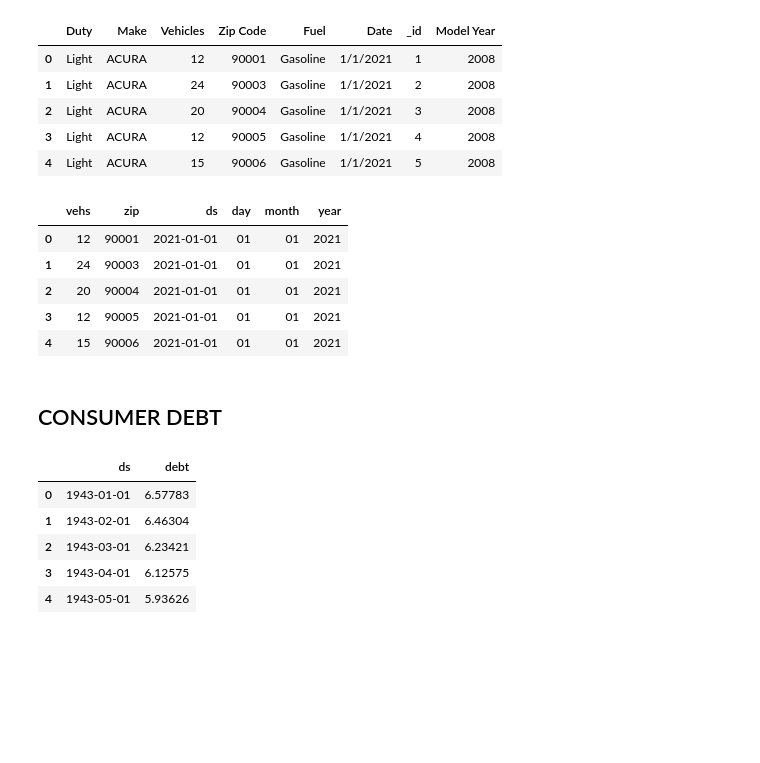
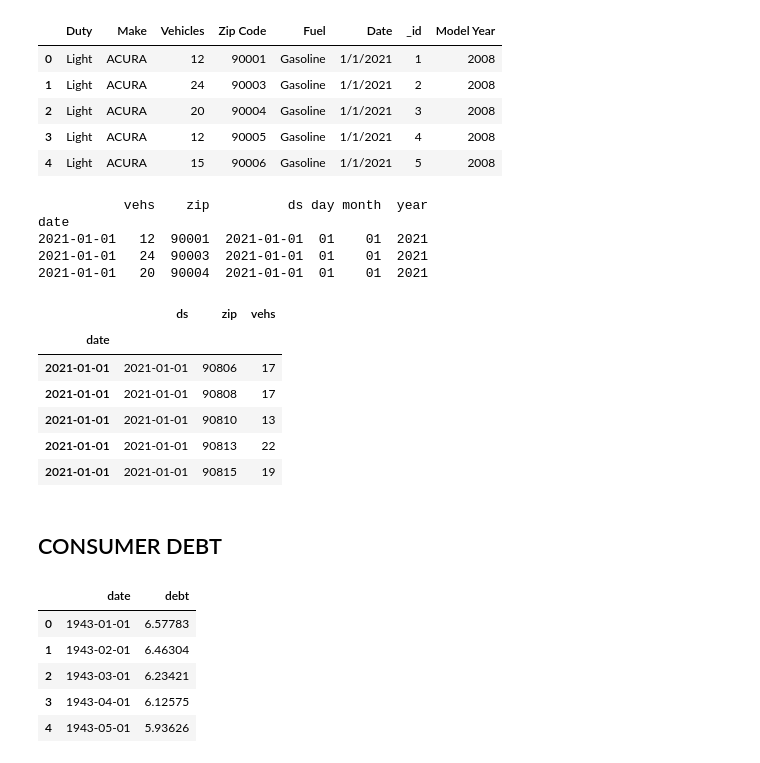
Before and after one commit to gigi-codes/capstone, a Jupyter notebook: code/01_API_pulls.ipynb, the cells around one changed output. Saved outputs shown, nothing was run; the diff lists cells and outputs as text; code cells hidden in the pictures; blank space fills up the shorter version.

```diff
--- a/code/01_API_pulls.ipynb
+++ b/code/01_API_pulls.ipynb
@@ -54,3 +53,11 @@ pd.options.display.max_rows = 100
+# %%
+def date_index(df):
+    # df.dropna(inplace=True)
+    df['ds'] = df['date']
+    df['date'] = pd.to_datetime(df['date'])
+    df = df.set_index('date')
+    print(df.head(3))
+    return(df)
 # %% [markdown]
 ## EIA DATA: Fuel Price History
 # %%
@@ -251,19 +299,27 @@ veh.rename(columns = new_col, inplace=True)
 # %%
 # add new cols from old date colum
 veh_date = veh['ds'].str.rpartition('/')
 
 veh['day'] = '01'
 veh['month'] = '01'
 veh['year'] = veh_date[2]
-#bart['month'] = bart['month'].apply(lambda x: '0' + str(x) if x < 10 else x )
+veh['date'] = veh['year'].astype(str) + '-01-01'
 
-veh['ds'] = veh['year'].astype(str) + '-01-01'
-veh.head()
+veh = date_index(veh)
+
+veh_out = veh[['ds','zip', 'vehs']]
+veh_out.tail()
 # %% [output]
+           vehs    zip          ds day month  year
+date
+2021-01-01   12  90001  2021-01-01  01    01  2021
+2021-01-01   24  90003  2021-01-01  01    01  2021
+2021-01-01   20  90004  2021-01-01  01    01  2021
-|  | vehs | zip | ds | day | month | year |
-| 0 | 12 | 90001 | 2021-01-01 | 01 | 01 | 2021 |
-| 1 | 24 | 90003 | 2021-01-01 | 01 | 01 | 2021 |
-| 2 | 20 | 90004 | 2021-01-01 | 01 | 01 | 2021 |
-| 3 | 12 | 90005 | 2021-01-01 | 01 | 01 | 2021 |
-| 4 | 15 | 90006 | 2021-01-01 | 01 | 01 | 2021 |
+|  | ds | zip | vehs |
+| date |  |  |  |
+| 2021-01-01 | 2021-01-01 | 90806 | 17 |
+| 2021-01-01 | 2021-01-01 | 90808 | 17 |
+| 2021-01-01 | 2021-01-01 | 90810 | 13 |
+| 2021-01-01 | 2021-01-01 | 90813 | 22 |
+| 2021-01-01 | 2021-01-01 | 90815 | 19 |
 # %%
@@ -277,14 +333,14 @@ filename = path + 'consumer_debt.csv'
 debt_df = pd.read_csv(filename)
 
 new_col = {
-    'DATE':'ds',
+    'DATE':'date',
     'TOTALSL' : 'debt',
 }
 
 debt_df.rename(columns = new_col, inplace=True)
 debt_df.head()
 # %% [output]
-|  | ds | debt |
+|  | date | debt |
 | 0 | 1943-01-01 | 6.57783 |
 | 1 | 1943-02-01 | 6.46304 |
 | 2 | 1943-03-01 | 6.23421 |
```
Also changed, not shown: parts of 18 cells of this notebook, 8 other files.
